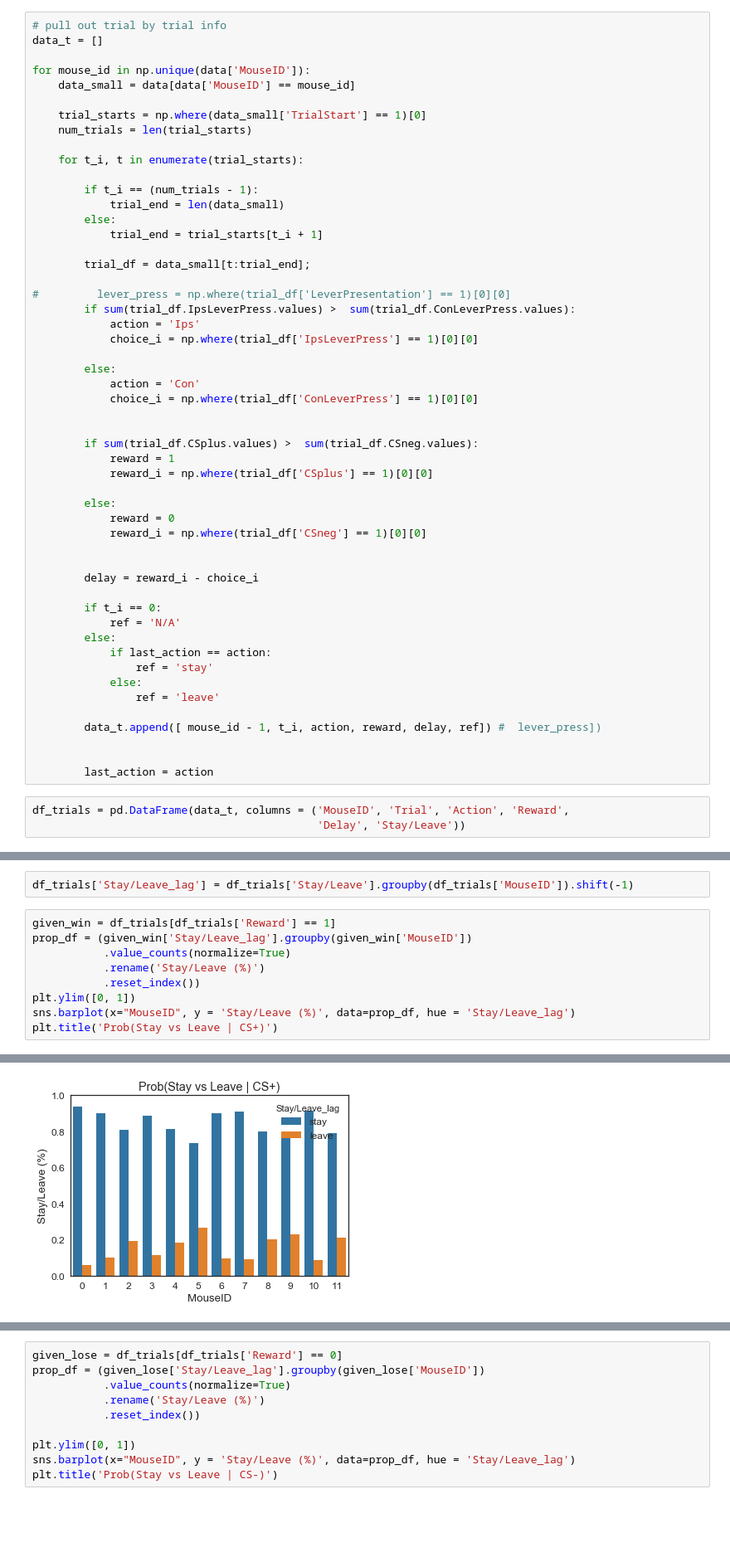
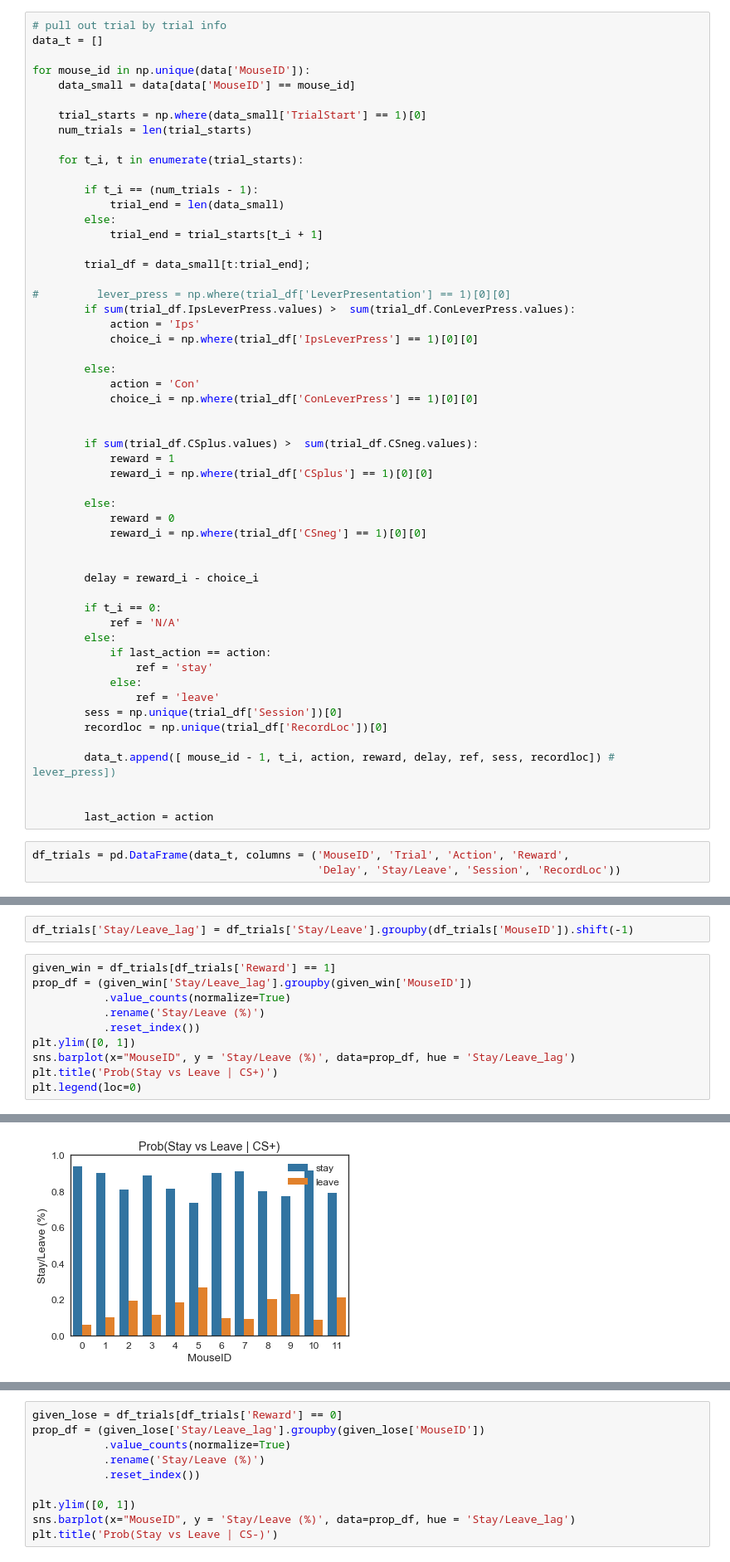
Before and after one commit to rachelstephlee/qlearning, a Jupyter notebook: Behavior Analysis.ipynb, the cells around one changed output, grey strips where cells are left out. Shown at 83% size. Drawn from its saved outputs; the diff is of its cells as text; blank space fills up the shorter version.

```diff
--- a/Behavior Analysis.ipynb
+++ b/Behavior Analysis.ipynb
@@ -81,14 +85,16 @@ for mouse_id in np.unique(data['MouseID']):
                 ref = 'stay'
             else:
                 ref = 'leave'
+        sess = np.unique(trial_df['Session'])[0]
+        recordloc = np.unique(trial_df['RecordLoc'])[0]
 
-        data_t.append([ mouse_id - 1, t_i, action, reward, delay, ref]) #  lever_press])
+        data_t.append([ mouse_id - 1, t_i, action, reward, delay, ref, sess, recordloc]) #  lever_press])
 
 
         last_action = action
 # %%
 df_trials = pd.DataFrame(data_t, columns = ('MouseID', 'Trial', 'Action', 'Reward',
-                                            'Delay', 'Stay/Leave'))
+                                            'Delay', 'Stay/Leave', 'Session', 'RecordLoc'))
 # %%
 NS = len(np.unique(df_trials['MouseID']))
 
@@ -225,4 +288,5 @@ prop_df = (given_win['Stay/Leave_lag'].groupby(given_win['MouseID'])
 plt.ylim([0, 1])
 sns.barplot(x="MouseID", y = 'Stay/Leave (%)', data=prop_df, hue = 'Stay/Leave_lag')
 plt.title('Prob(Stay vs Leave | CS+)')
+plt.legend(loc=0)
 # %% [output]
@@ -230 +294 @@ plt.title('Prob(Stay vs Leave | CS+)')
-[figure, old version]
+[figure, new version]
```
Also changed, not shown: parts of 19 cells of this notebook, 2 other files.
